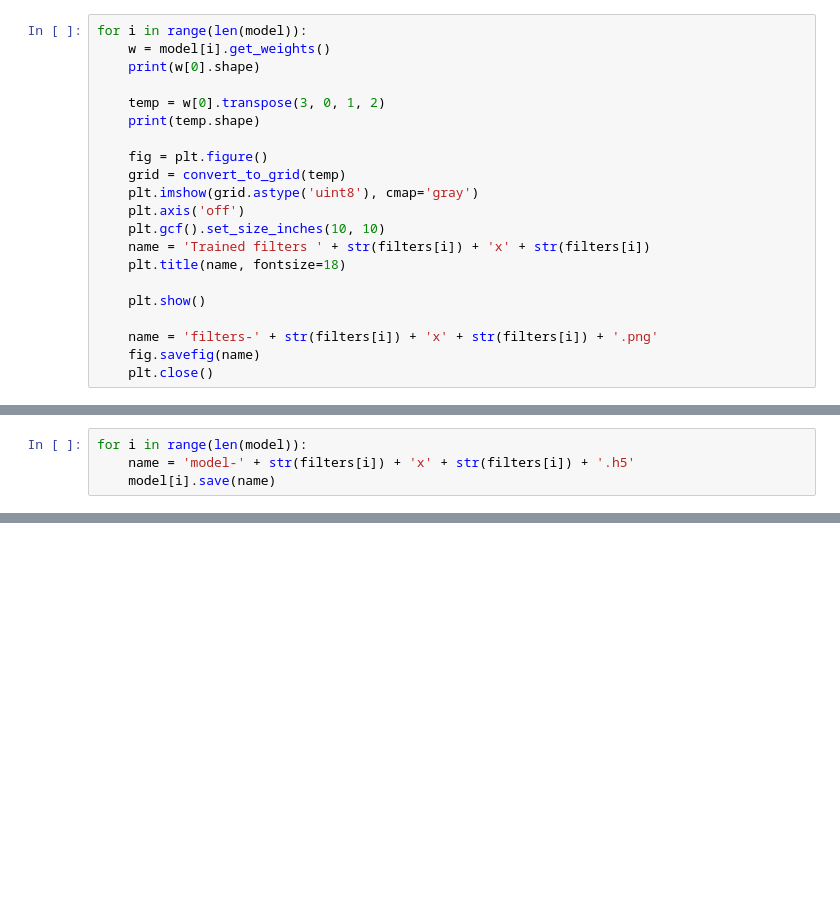
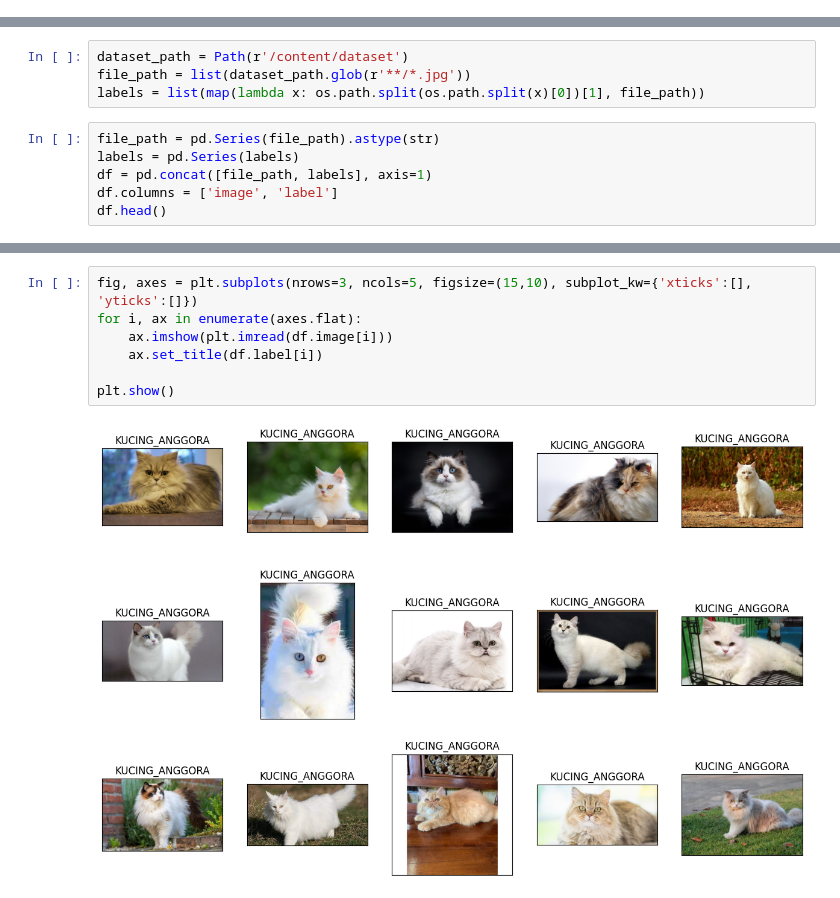
Before and after one commit to asliatella202055202089/Deep_Learning, a Jupyter notebook: Untitled0.ipynb, the cells around one changed output, grey strips where cells are left out. Drawn from its saved outputs; the diff is of its cells as text; blank space fills up the shorter version.

```diff
--- a/Untitled0.ipynb
+++ b/Untitled0.ipynb
@@ -231,21 +2,0 @@ for i in range(len(model)):
-# %%
-for i in range(len(model)):
-    w = model[i].get_weights()
-    print(w[0].shape)
-
-    temp = w[0].transpose(3, 0, 1, 2)
-    print(temp.shape)
-
-    fig = plt.figure()
-    grid = convert_to_grid(temp)
-    plt.imshow(grid.astype('uint8'), cmap='gray')
-    plt.axis('off')
-    plt.gcf().set_size_inches(10, 10)
-    name = 'Trained filters ' + str(filters[i]) + 'x' + str(filters[i])
-    plt.title(name, fontsize=18)
-
-    plt.show()
-
-    name = 'filters-' + str(filters[i]) + 'x' + str(filters[i]) + '.png'
-    fig.savefig(name)
-    plt.close()
@@ -285,4 +2,0 @@ print('Label:', labels[prediction])
-# %%
-for i in range(len(model)):
-    name = 'model-' + str(filters[i]) + 'x' + str(filters[i]) + '.h5'
-    model[i].save(name)
@@ -288,0 +60,10 @@ for i in range(len(model)):
+# %%
+dataset_path = Path(r'/content/dataset')
+file_path = list(dataset_path.glob(r'**/*.jpg'))
+labels = list(map(lambda x: os.path.split(os.path.split(x)[0])[1], file_path))
+# %%
+file_path = pd.Series(file_path).astype(str)
+labels = pd.Series(labels)
+df = pd.concat([file_path, labels], axis=1)
+df.columns = ['image', 'label']
+df.head()
@@ -288,0 +77,9 @@ for i in range(len(model)):
+# %%
+fig, axes = plt.subplots(nrows=3, ncols=5, figsize=(15,10), subplot_kw={'xticks':[], 'yticks':[]})
+for i, ax in enumerate(axes.flat):
+    ax.imshow(plt.imread(df.image[i]))
+    ax.set_title(df.label[i])
+
+plt.show()
+# %% [output]
+[figure, added]
```
Also changed, not shown: parts of 41 cells of this notebook.
